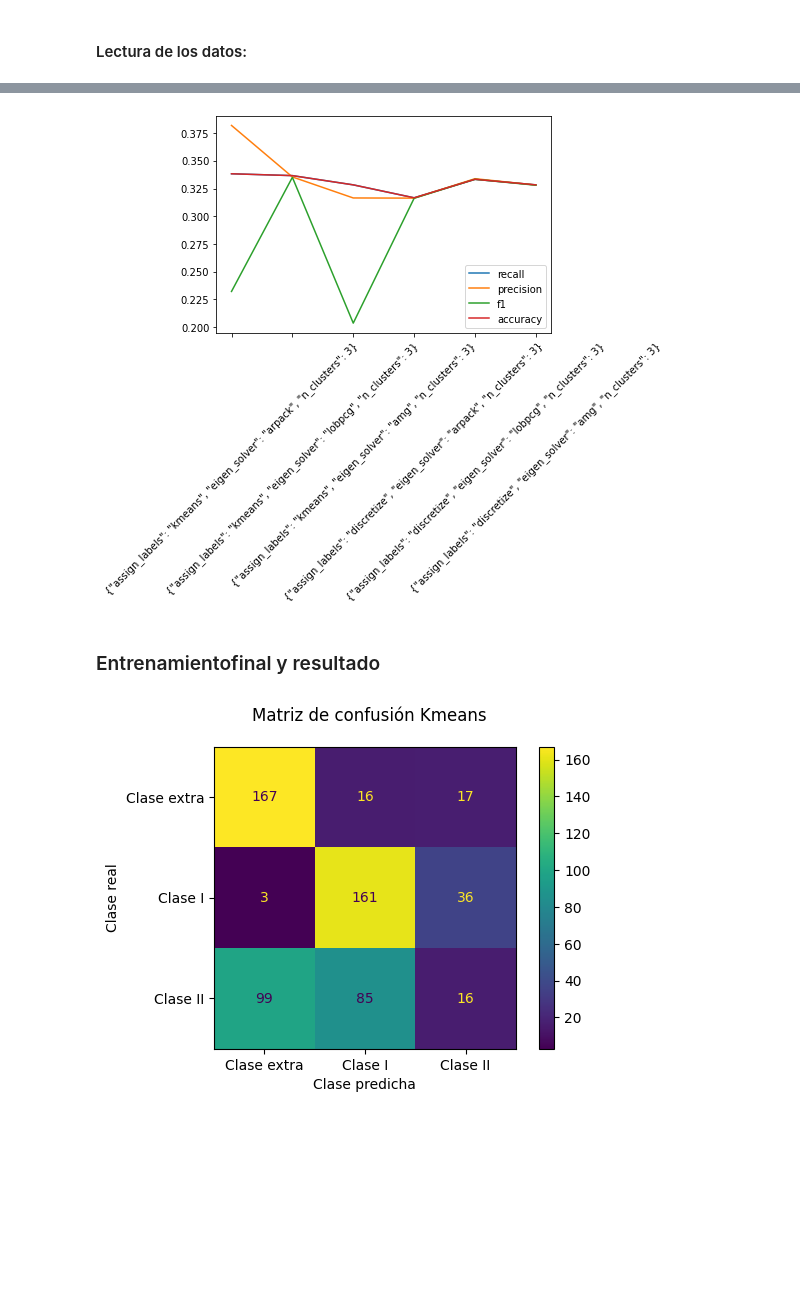
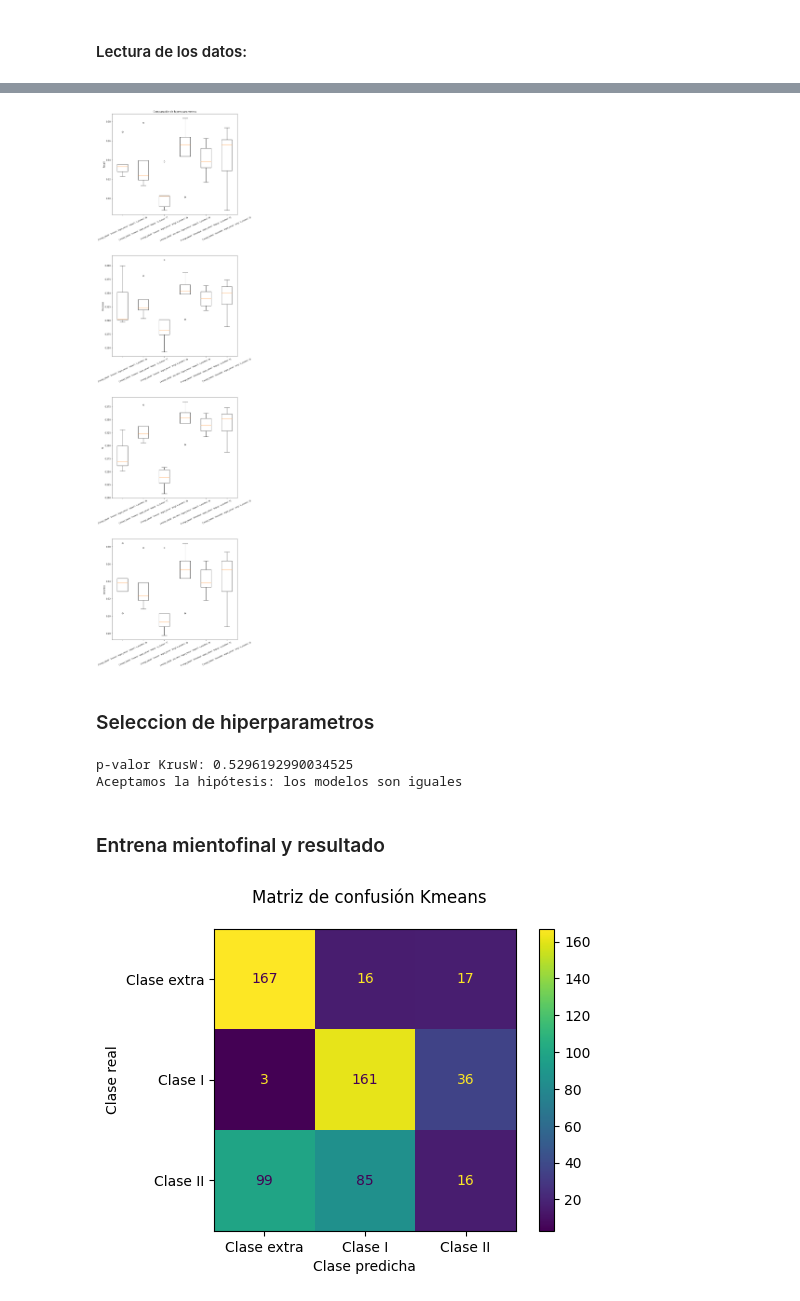
Before and after one commit to vidaldani/MangoGrading, a Jupyter notebook: Clustering.ipynb, the cells around one changed output, grey strips where cells are left out. Drawn from its saved outputs; the diff is of its cells as text; code cells hidden in the pictures; blank space fills up the shorter version.

```diff
--- a/Clustering.ipynb
+++ b/Clustering.ipynb
@@ -269,18 +302,70 @@ elif cluster_method == "spectral":
-# %%
-labels = []
-for param in params:
-    labels.append(json.dumps(param))
-plt.plot(labels, data_recall, label = "recall",)
-plt.plot(labels, data_precision, label = "precision")
-plt.plot(labels, data_f1, label = "f1")
-plt.plot(labels, data_accuracy, label = "accuracy")
-plt.xticks(rotation=45)
-plt.legend()
-plt.show()
-# %% [output]
-[figure, removed]
+# %%
+rotation = 25
+labels=params
+fig, ax = plt.subplots(4,1)
+
+ax[0].boxplot(data_recall,labels=labels)
+ax[0].set_xticklabels(labels=labels,rotation=rotation, fontsize=8)
+ax[0].set(
+    axisbelow=True,  # Hide the grid behind plot objects
+    title='Comparación de hiperaparametros',
+    ylabel='Recall'
+    )
+
+ax[1].boxplot(data_precision,labels=labels)
+ax[1].set_xticklabels(labels=labels,rotation=rotation, fontsize=8)
+ax[1].set(
+    axisbelow=True,  # Hide the grid behind plot objects
+    ylabel='Precision'
+)
+
+ax[2].boxplot(data_f1,labels=labels)
+ax[2].set_xticklabels(labels=labels,rotation=rotation, fontsize=8)
+ax[2].set(
+    axisbelow=True,  # Hide the grid behind plot objects
+    ylabel='f1'
+)
+
+
+ax[3].boxplot(data_accuracy,labels=labels)
+ax[3].set_xticklabels(labels=labels,rotation=rotation, fontsize=8)
+ax[3].set(
+    axisbelow=True,  # Hide the grid behind plot objects
+    ylabel='accuracy'
+)
+
+fig.subplots_adjust(left=0.08, right=1.5, bottom=0.05, top=9,
+                    hspace=0.4, wspace=0.3)
+
+plt.show()
+# %% [output]
+[figure, added]
+# %% [markdown]
+### Seleccion de hiperparametros
+# %%
+# Comparacion de hipotesis con accuracy
+alpha = 0.05
+F_statistic, pVal = stats.kruskal(data_accuracy[0],data_accuracy[1])
+
+print ('p-valor KrusW:', pVal)
+
+if pVal <= alpha:
+    print('Rechazamos la hipótesis: los modelos son diferentes\n')
+    stacked_data = np.vstack((data_accuracy[0],data_accuracy[1])).ravel()
+    stacked_model = np.vstack((np.repeat('data_accuracy[0]',cv),np.repeat('data_accuracy[1]',cv))).ravel()
+    MultiComp = MultiComparison(stacked_data, stacked_model)
+    comp = MultiComp.allpairtest(stats.ttest_rel, method='Holm')
+    print (comp[0])
+    print(MultiComp.tukeyhsd(alpha=0.05))
+else:
+    print('Aceptamos la hipótesis: los modelos son iguales')
+
+# Como los modelos son iguales aceptamos el modelo mas sencillo
+# %% [output]
+p-valor KrusW: 0.5296192990034525
+Aceptamos la hipótesis: los modelos son iguales
 # %% [markdown]
-### Entrenamientofinal y resultado
+### Entrena mientofinal y resultado
 # %%
 #Entrenamiento con modelo final y resultados
 Clases=['Clase extra','Clase I','Clase II']
```
Also changed, not shown: parts of 5 cells of this notebook, 7 other files.
